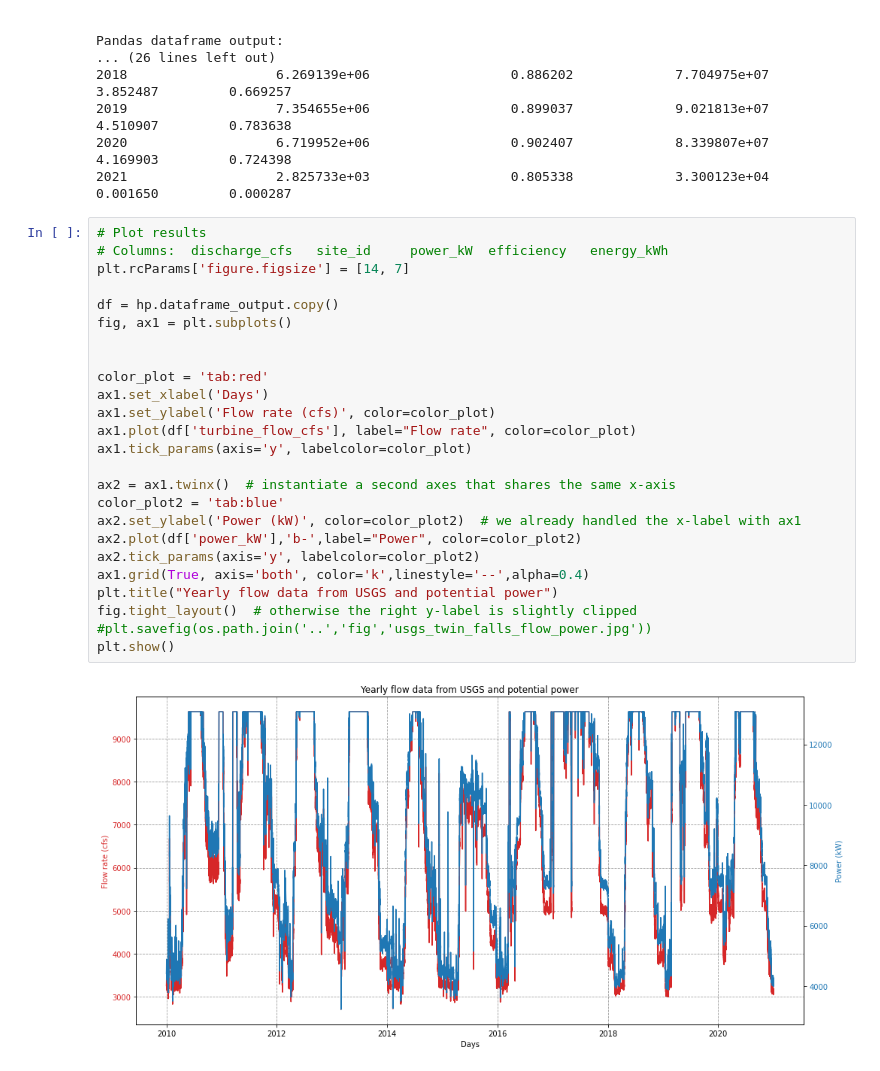
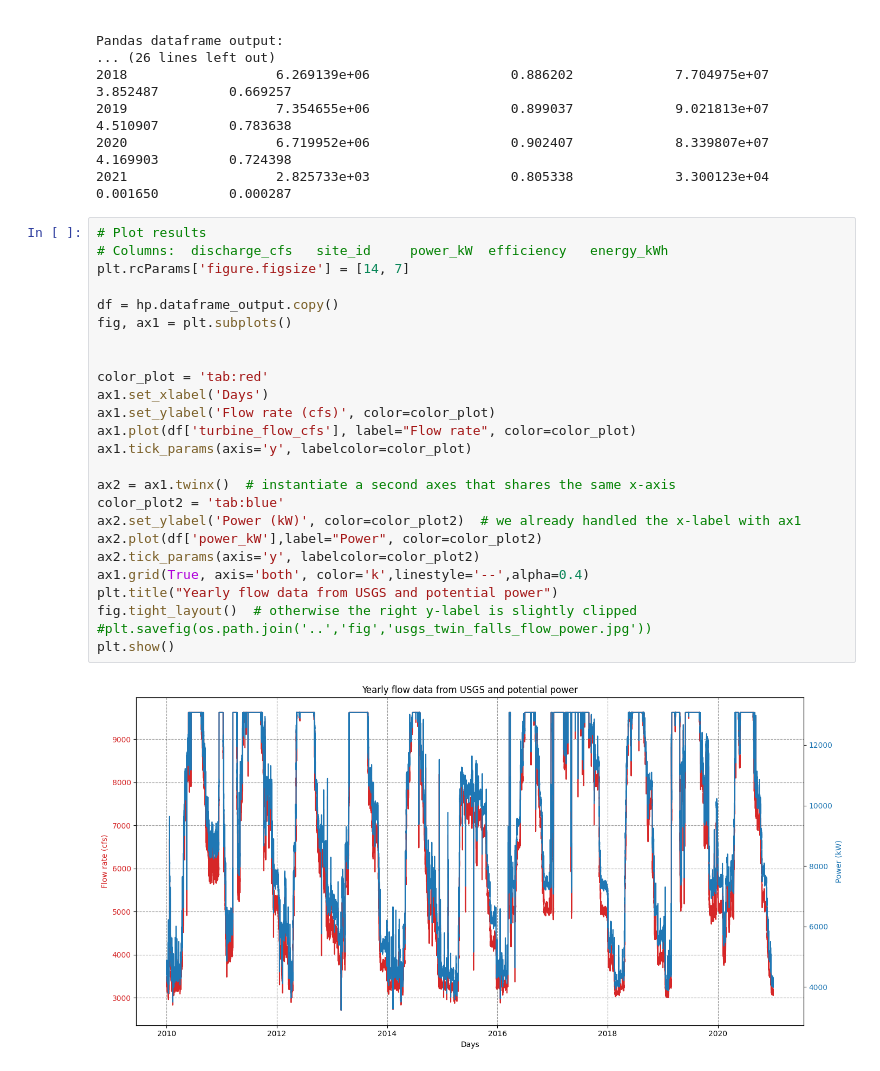
Before and after one commit to IdahoLabResearch/HydroGenerate, a Jupyter notebook: docs/UserGuide_3_FlowOptions.ipynb, the cells around one changed output. Saved outputs shown, nothing was run; the diff lists cells and outputs as text.

```diff
--- a/docs/UserGuide_3_FlowOptions.ipynb
+++ b/docs/UserGuide_3_FlowOptions.ipynb
@@ -132,27 +132,27 @@ Pandas dataframe output:
 # %%
 # Plot results
 # Columns:  discharge_cfs   site_id     power_kW  efficiency   energy_kWh
 plt.rcParams['figure.figsize'] = [14, 7]
 
 df = hp.dataframe_output.copy()
 fig, ax1 = plt.subplots()
 
 
 color_plot = 'tab:red'
 ax1.set_xlabel('Days')
 ax1.set_ylabel('Flow rate (cfs)', color=color_plot)
 ax1.plot(df['turbine_flow_cfs'], label="Flow rate", color=color_plot)
 ax1.tick_params(axis='y', labelcolor=color_plot)
 
 ax2 = ax1.twinx()  # instantiate a second axes that shares the same x-axis
 color_plot2 = 'tab:blue'
 ax2.set_ylabel('Power (kW)', color=color_plot2)  # we already handled the x-label with ax1
-ax2.plot(df['power_kW'],'b-',label="Power", color=color_plot2)
+ax2.plot(df['power_kW'],label="Power", color=color_plot2)
 ax2.tick_params(axis='y', labelcolor=color_plot2)
 ax1.grid(True, axis='both', color='k',linestyle='--',alpha=0.4)
 plt.title("Yearly flow data from USGS and potential power")
 fig.tight_layout()  # otherwise the right y-label is slightly clipped
 #plt.savefig(os.path.join('..','fig','usgs_twin_falls_flow_power.jpg'))
 plt.show()
 # %% [output]
-[figure, old version]
+[figure, new version]
```
Also changed, not shown: 2 other files.
